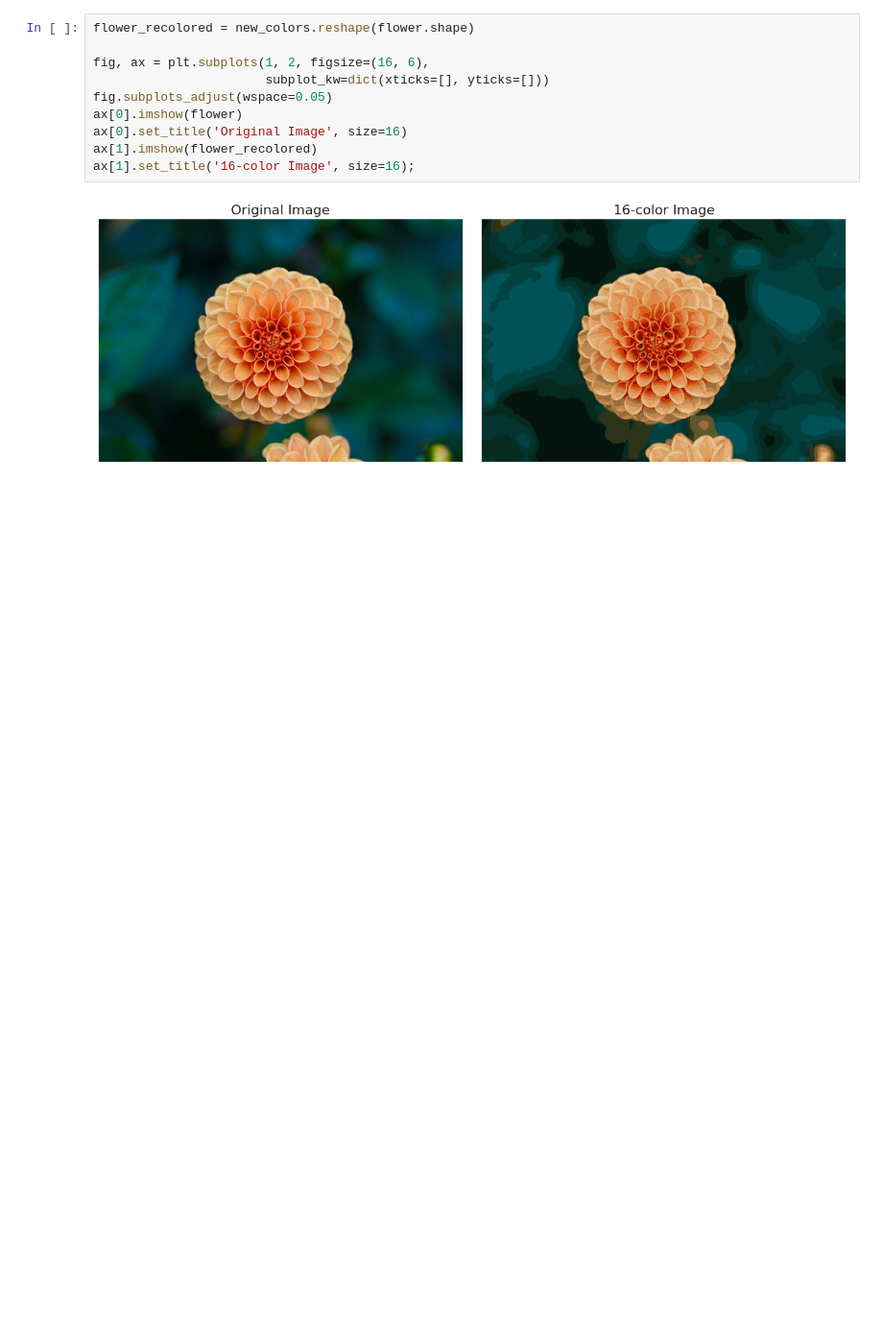
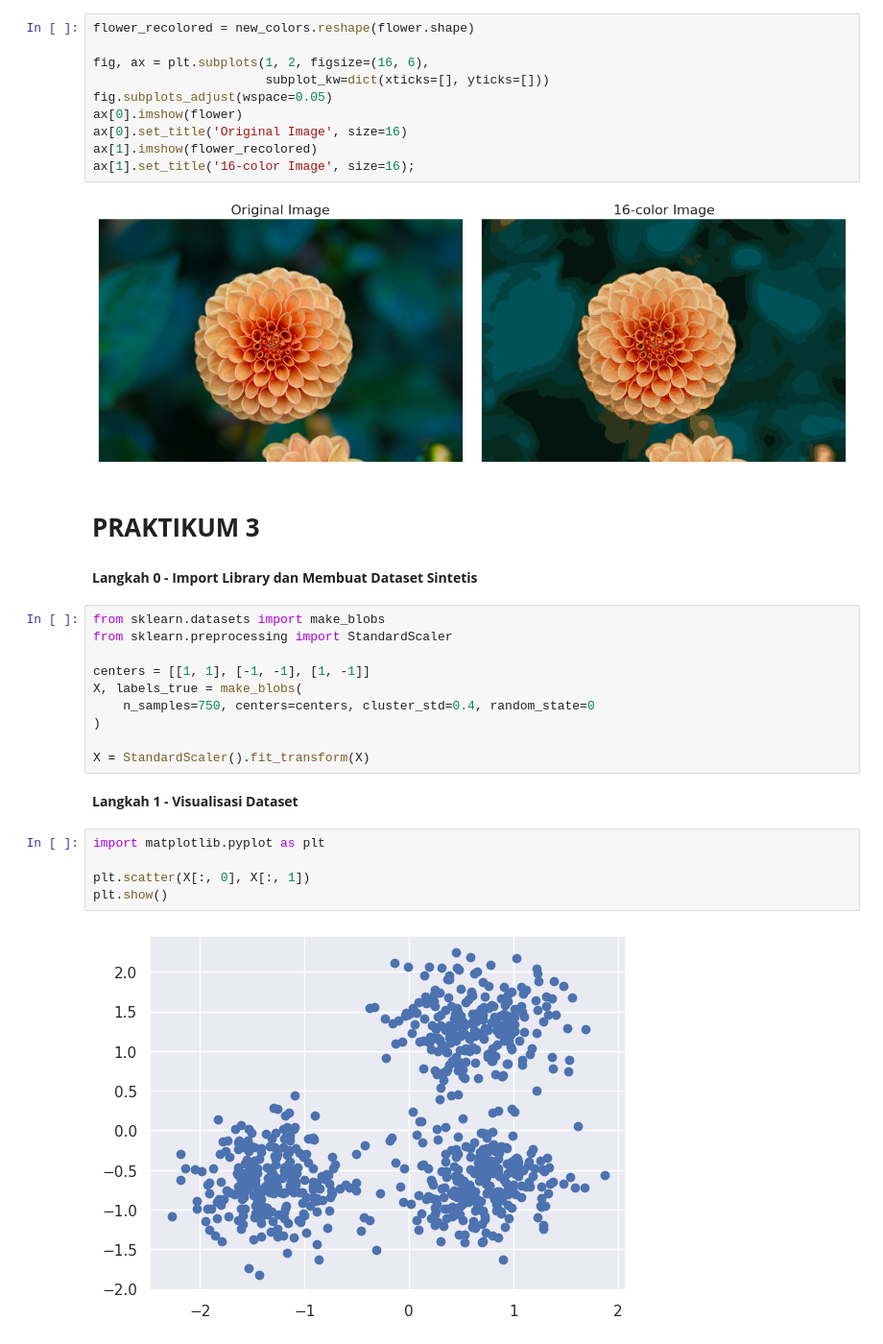
Before and after one commit to nurilhuda05/Pembelajaran_Mesin_2026, a Jupyter notebook: TG4_244107020004_Muhammad_Nuril_Huda.ipynb, the cells around one changed output. Shown at 96% size. Drawn from its saved outputs; the diff is of its cells as text; blank space fills up the shorter version.

Commit message:
Praktikum 3 Jobshet 4

```diff
--- a/TG4_244107020004_Muhammad_Nuril_Huda.ipynb
+++ b/TG4_244107020004_Muhammad_Nuril_Huda.ipynb
@@ -378,3 +378,26 @@ ax[1].imshow(flower_recolored)
 ax[1].set_title('16-color Image', size=16);
 # %% [output]
 [figure]
+# %% [markdown]
+# **PRAKTIKUM 3**
+# %% [markdown]
+**Langkah 0 - Import Library dan Membuat Dataset Sintetis**
+# %%
+from sklearn.datasets import make_blobs
+from sklearn.preprocessing import StandardScaler
+
+centers = [[1, 1], [-1, -1], [1, -1]]
+X, labels_true = make_blobs(
+    n_samples=750, centers=centers, cluster_std=0.4, random_state=0
+)
+
+X = StandardScaler().fit_transform(X)
+# %% [markdown]
+**Langkah 1 - Visualisasi Dataset**
+# %%
+import matplotlib.pyplot as plt
+
+plt.scatter(X[:, 0], X[:, 1])
+plt.show()
+# %% [output]
+[figure, added]
```
Also changed, not shown: parts of 18 cells of this notebook.
